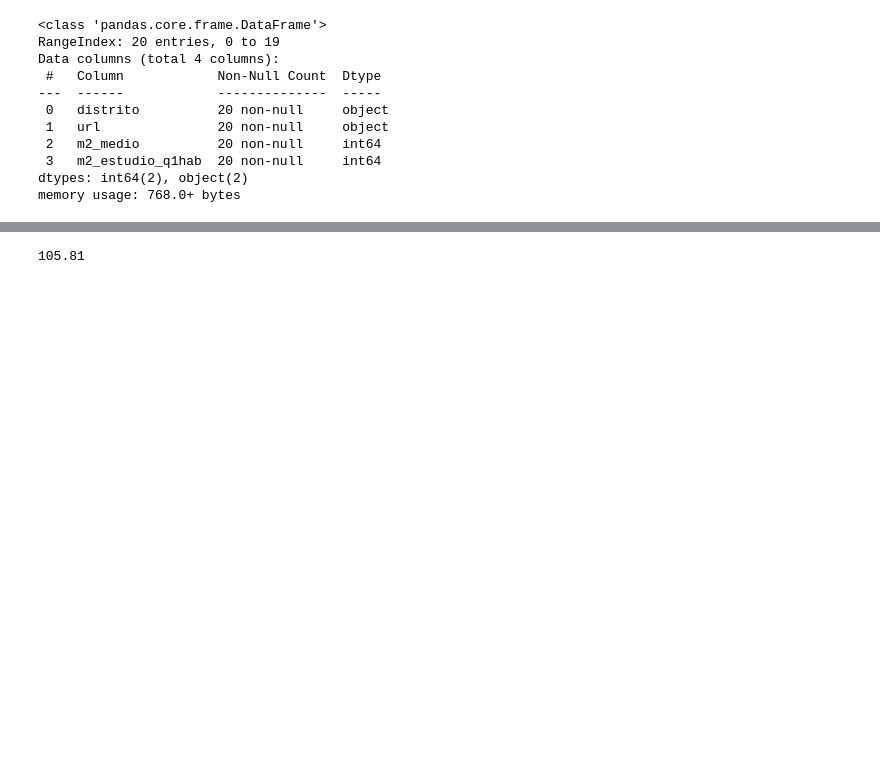
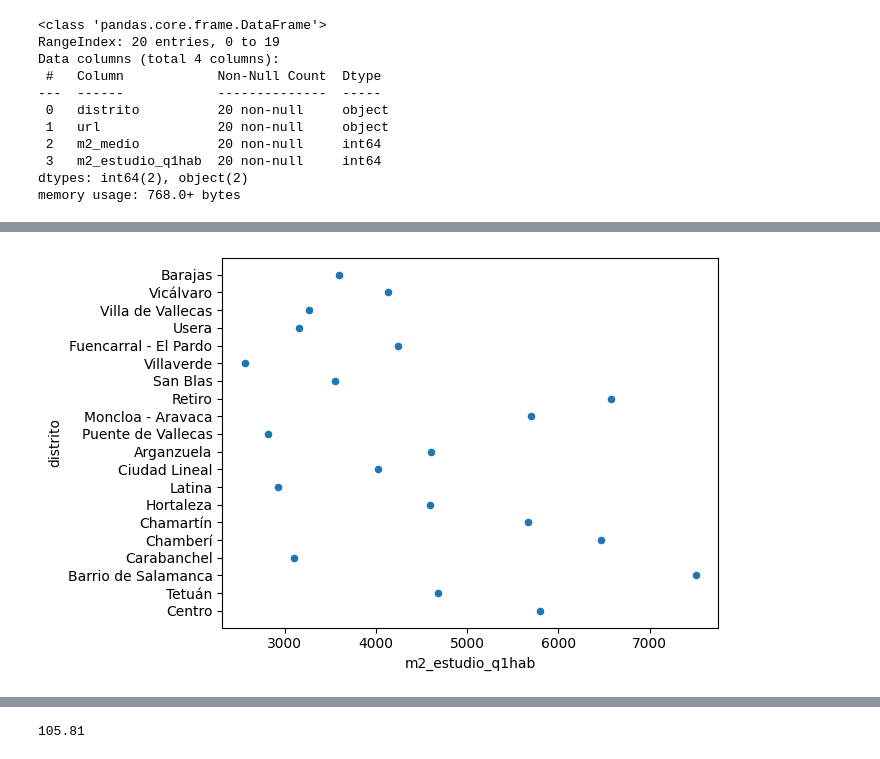
Before and after one commit to DaianaSaenz/EDA-CASAS-CONTENEDOR, a Jupyter notebook: src/main.ipynb, the cells around one changed output, grey strips where cells are left out. Saved outputs shown, nothing was run; the diff lists cells and outputs as text; code cells hidden in the pictures; blank space fills up the shorter version.

```diff
--- a/src/main.ipynb
+++ b/src/main.ipynb
@@ -129,4 +127,10 @@ df_precio_m2_por_distrito
 # %%
 #vamos a hacer un grafico tipo mapa para representar los precios a continuacion:
 import matplotlib as mpl
 import matplotlib.pyplot as plt
+import seaborn as sns
+
+#grafico de dispersion para observar como varia el precio entre los distritos:
+df_precio_m2_por_distrito.plot.scatter(y="distrito", x="m2_estudio_q1hab");
+# %% [output]
+[figure, added]
```
Also changed, not shown: parts of 17 cells of this notebook, 4 other files.
